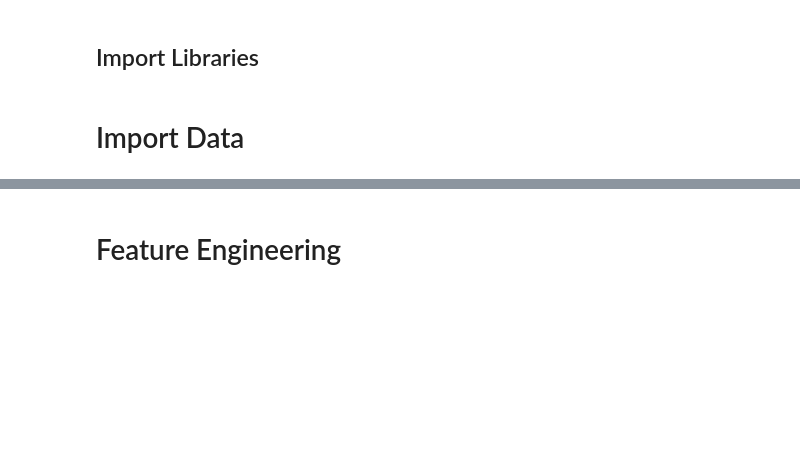
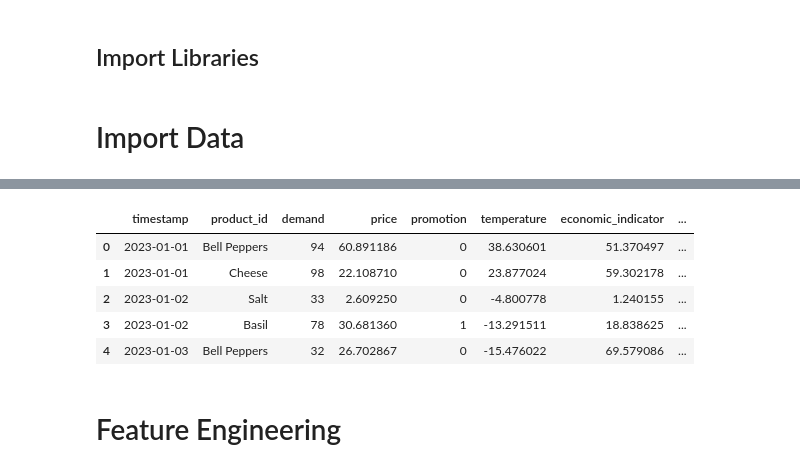
Before and after one commit to rahul-somanathan/dish-craft, a Jupyter notebook: notebooks/demand-forecast-analysis/feature_engineering.ipynb, the cells around one changed output, grey strips where cells are left out. Cells and saved outputs as stored; diff of their text form; code cells hidden in the pictures; blank space fills up the shorter version.

```diff
--- a/notebooks/demand-forecast-analysis/feature_engineering.ipynb
+++ b/notebooks/demand-forecast-analysis/feature_engineering.ipynb
@@ -18,2 +36,11 @@ product_demand_data = pd.read_pickle(f'{generated_data_filepath}product_demand.p
+# %%
+product_demand_data.head()
+# %% [output]
+|  | timestamp | product_id | demand | price | promotion | temperature | economic_indicator | ... |
+| 0 | 2023-01-01 | Bell Peppers | 94 | 60.891186 | 0 | 38.630601 | 51.370497 | ... |
+| 1 | 2023-01-01 | Cheese | 98 | 22.108710 | 0 | 23.877024 | 59.302178 | ... |
+| 2 | 2023-01-02 | Salt | 33 | 2.609250 | 0 | -4.800778 | 1.240155 | ... |
+| 3 | 2023-01-02 | Basil | 78 | 30.681360 | 1 | -13.291511 | 18.838625 | ... |
+| 4 | 2023-01-03 | Bell Peppers | 32 | 26.702867 | 0 | -15.476022 | 69.579086 | ... |
 # %% [markdown]
 # Feature Engineering
```
Also changed, not shown: parts of 17 cells of this notebook.
